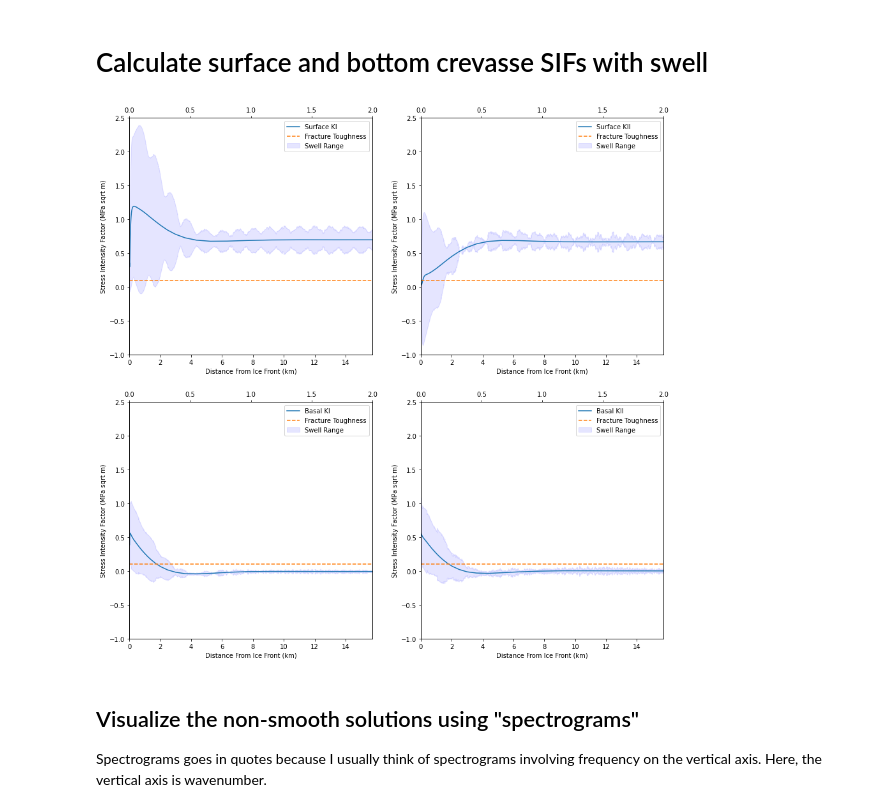
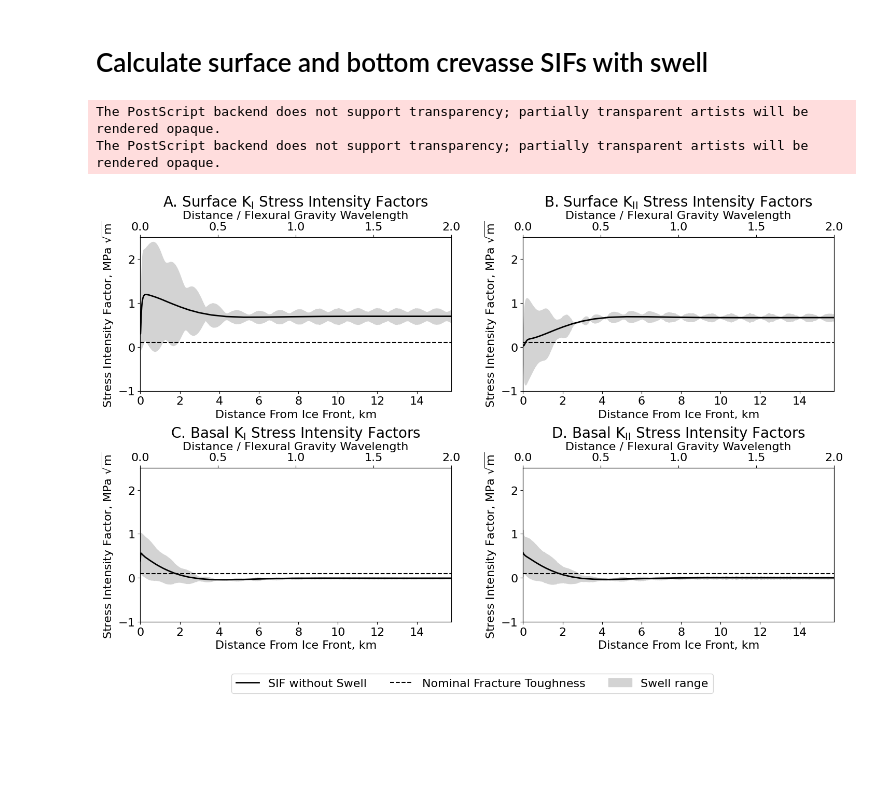
Before and after one commit to bradlipovsky/crevasserator, a Jupyter notebook: crevasse-model-parameter-space.ipynb, the cells around one changed output. Drawn from its saved outputs; the diff is of its cells as text; code cells hidden in the pictures; blank space fills up the shorter version.

```diff
--- a/crevasse-model-parameter-space.ipynb
+++ b/crevasse-model-parameter-space.ipynb
@@ -10,6 +10,10 @@ print(os.environ['PATH'])
 /home/bradlipovsky/anaconda3/envs/fenicsproject/bin:/usr/local/sbin:/usr/local/bin:/usr/sbin:/usr/bin
 # %%
 import matplotlib.pyplot as plt
+plt.style.use('default')
+plt.rcParams.update({'mathtext.default':  'regular' })
+plt.rcParams.update({'font.size': 16})
+
 from time import perf_counter
 import numpy as np
 import pickle
@@ -180,48 +189,57 @@ Text(0.5, 1.0, 'B. Near-front bottom crevasse')
 # %%
 # The code to calculate swell sifs has been moved to run_crevasse_simulations.py
 
-with open('swell-sifs-hi-res-linear.pkl', 'rb') as f:
+with open('swell-sifs-med-res-linear.pkl', 'rb') as f:
     output = pickle.load(f)
 
-labels=('Surface KI','Surface KII','Basal KI','Basal KII')
+labels=('Surface $K_I$','Surface $K_{II}$','Basal $K_I$','Basal $K_{II}$')
 # %%
-Lcs_swell = np.linspace(10,4*flexural_gravity_wavelength,10000)
-# Lcs_swell = np.linspace(10,3*flexural_gravity_wavelength,1000)
-# Lcs_swell = np.linspace(10,3*flexural_gravity_wavelength,100)
+# Lcs_swell = np.linspace(10,2*flexural_gravity_wavelength,10000)
+Lcs_swell = np.linspace(10,2*flexural_gravity_wavelength,1000)
+# Lcs_swell = np.linspace(10,2*flexural_gravity_wavelength,100)
+letters=('A. ', 'B. ', 'C. ','D. ')
 
-fig, ((ax1,ax2),(ax3,ax4)) = plt.subplots(2,2,figsize=(15,15))
+fig, ((ax1,ax2),(ax3,ax4)) = plt.subplots(2,2,figsize=(15,10))
 
 for i,this_ax in enumerate((ax1,ax2,ax3,ax4)):
 
     if i==0:
         sif_no_swell = surface_sifs['KI']/1e6
     elif i ==1:
         sif_no_swell = bottom_sifs['KI']/1e6
     if i==2:
         sif_no_swell = surface_sifs['KII']/1e6
     elif i ==3:
         sif_no_swell = bottom_sifs['KII']/1e6
     sif_no_swell_interp = np.interp(Lcs_swell,Lcs,sif_no_swell)
     swell_min = np.array(output[i])[:,1]/1e6
     swell_max = 2*sif_no_swell_interp-np.array(output[i])[:,1]/1e6
+
     this_ax.fill_between(Lcs_swell/1e3, swell_max, swell_min,
-                         color="blue", alpha=0.1,label='Swell Range')
-    this_ax.plot(Lcs/1e3,sif_no_swell,label=labels[i])
-    this_ax.plot((0,20),(0.1,0.1),'--',label='Fracture Toughness')
+                         color="lightgray", label='Swell Range')
+    this_ax.plot(Lcs/1e3,sif_no_swell,label=labels[i],color='k',linewidth=2)
+    this_ax.plot((0,20),(0.1,0.1),'--',label='Nominal Fracture Toughness of Ice',color='k')
+
     this_ax.set_xlim([0e3,flexural_gravity_wavelength*2/1e3])
     this_ax.set_ylim([-1,2.5])
-    this_ax.set_ylabel('Stress Intensity Factor (MPa sqrt m)')
-    this_ax.set_xlabel('Distance From Ice Front (km)')
-    this_ax.legend()
+
+    this_ax.set_ylabel('Stress Intensity Factor, MPa $\sqrt{m}$', fontsize=16)
+    this_ax.set_xlabel('Distance From Ice Front, km', fontsize=16)
+
+    this_ax.set_title(letters[i]+labels[i]+' Stress Intensity Factors', fontsize=20)
 
     axes2 = this_ax.twiny()
     axes2.set_xticks([0,0.5,1,1.5,2])
-    axes2.set_ylabel('Distance / Flexural Gravity Wavelength')
+    axes2.set_xlabel('Distance / Flexural Gravity Wavelength', fontsize=16)
+    axes2.grid(False)
     # Plot the phase of maximum amplitude:
 #     ax2 = this_ax.twinx()
 #     ax2.plot(Lcs_swell,np.unwrap(np.array(output[i])[:,0]),'.r')
+fig.tight_layout()
+fig.legend(['SIF without Swell', 'Nominal Fracture Toughness', 'Swell range'],loc='lower center',ncol=3)
+fig.subplots_adjust(bottom=0.15)
+plt.savefig('figures/sif-variation-with-swell.eps', format='eps')
 # %% [output]
+The PostScript backend does not support transparency; partially transparent artists will be rendered opaque.
+The PostScript backend does not support transparency; partially transparent artists will be rendered opaque.
-[figure, old version]
+[figure, new version]
-# %% [markdown]
-## Visualize the non-smooth solutions using "spectrograms"
-Spectrograms goes in quotes because I usually think of spectrograms involving frequency on the vertical axis.  Here, the vertical axis is wavenumber.
```
Also changed, not shown: parts of 3 cells of this notebook, 5 other files.
